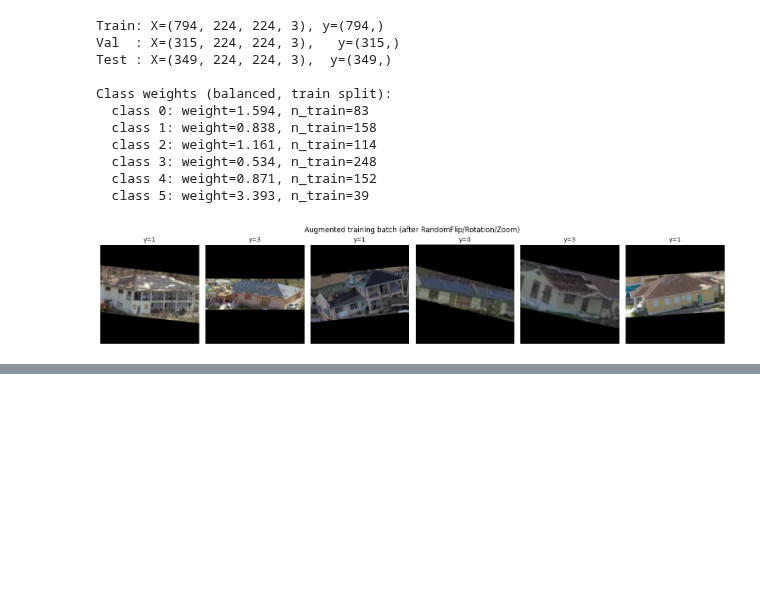
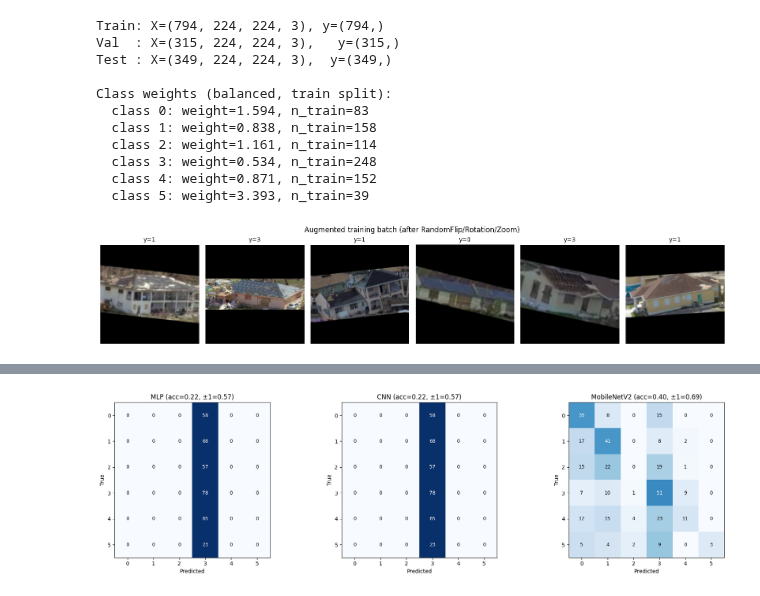
Before and after one commit to zachshotwell/AI-FinalProject-GroupSCR, a Jupyter notebook: DoriaNETProject/DoriaNET.ipynb, the cells around one changed output, grey strips where cells are left out. Cells and saved outputs as stored; diff of their text form; code cells hidden in the pictures; blank space fills up the shorter version.

Commit message:
Testing metrics

```diff
--- a/DoriaNETProject/DoriaNET.ipynb
+++ b/DoriaNETProject/DoriaNET.ipynb
@@ -639,0 +639,84 @@ Epoch 38/100
+# %%
+models = {"MLP": mlp, "CNN": cnn, "MobileNetV2": mbv2}
+results = {}
+
+for name, model in models.items():
+    y_pred_proba = model.predict(test_ds, verbose=0)
+    y_pred = np.argmax(y_pred_proba, axis=1)
+    results[name] = {
+        "y_pred": y_pred,
+        "y_pred_proba": y_pred_proba,
+        "acc":      accuracy_score(y_test, y_pred),
+        "acc_pm1":  np.mean(np.abs(y_test - y_pred) <= 1),
+        "f1_macro": f1_score(y_test, y_pred, average="macro", zero_division=0),
+    }
+
+# Headline metrics table
+print(f"{'Model':<14} {'Accuracy':>10} {'±1 acc':>10} {'F1 macro':>10}")
+print("-" * 46)
+for name, r in results.items():
+    print(f"{name:<14} {r['acc']:>10.3f} {r['acc_pm1']:>10.3f} {r['f1_macro']:>10.3f}")
+
+# Confusion matrices, side by side
+fig, axes = plt.subplots(1, 3, figsize=(18, 5))
+for ax, (name, r) in zip(axes, results.items()):
+    cm = confusion_matrix(y_test, r["y_pred"], labels=range(6))
+    cm_norm = cm / cm.sum(axis=1, keepdims=True).clip(min=1)
+    ax.imshow(cm_norm, cmap="Blues", vmin=0, vmax=1)
+    ax.set_title(f"{name} (acc={r['acc']:.2f}, ±1={r['acc_pm1']:.2f})")
+    ax.set_xlabel("Predicted"); ax.set_ylabel("True")
+    ax.set_xticks(range(6)); ax.set_yticks(range(6))
+    for i in range(6):
+        for j in range(6):
+            color = "white" if cm_norm[i, j] > 0.5 else "black"
+            ax.text(j, i, f"{cm[i,j]}", ha="center", va="center", color=color, fontsize=9)
+plt.tight_layout(); plt.show()
+
+# Accuracy stratified by annotation difficulty
+test_effort = df.loc[test_idx, "effort"].to_numpy()
+print("\nAccuracy stratified by annotation effort:")
+header = f"{'Model':<14}" + "".join(f"{lbl:>20}" for lbl in ["Easy", "Moderate", "Difficult"])
+print(header)
+print("-" * len(header))
+for name, r in results.items():
+    cells = []
+    for eff in [0, 1, 2]:
+        m = test_effort == eff
+        cell = f"{accuracy_score(y_test[m], r['y_pred'][m]):.3f} (n={m.sum()})" if m.sum() else "n/a"
+        cells.append(cell)
+    print(f"{name:<14}" + "".join(f"{c:>20}" for c in cells))
+
+# Confidence vs accuracy — for MobileNetV2 only (the from-scratch models are degenerate)
+mbv2_proba = results["MobileNetV2"]["y_pred_proba"]
+mbv2_pred  = results["MobileNetV2"]["y_pred"]
+confidence = mbv2_proba.max(axis=1)
+correct    = (mbv2_pred == y_test).astype(float)
+
+bins = np.linspace(confidence.min(), 1.0, 9)
+bin_acc, bin_n, bin_centers = [], [], []
+for lo, hi in zip(bins[:-1], bins[1:]):
+    m = (confidence >= lo) & (confidence < hi if hi < 1.0 else confidence <= hi)
+    if m.sum() > 0:
+        bin_acc.append(correct[m].mean())
+        bin_n.append(m.sum())
+        bin_centers.append(confidence[m].mean())
+
+bin_acc, bin_n, bin_centers = map(np.array, (bin_acc, bin_n, bin_centers))
+
+fig, ax = plt.subplots(figsize=(7, 5))
+ax.scatter(bin_centers, bin_acc, s=bin_n * 4, alpha=0.7, color="steelblue")
+for x, y, n in zip(bin_centers, bin_acc, bin_n):
+    ax.annotate(f"n={n}", (x, y), fontsize=8, xytext=(5, 5), textcoords="offset points")
+slope, intercept = np.polyfit(bin_centers, bin_acc, 1)
+xs = np.linspace(bin_centers.min(), bin_centers.max(), 50)
+ax.plot(xs, slope * xs + intercept, color="navy", label=f"linear fit")
+r = np.corrcoef(bin_centers, bin_acc)[0, 1]
+ax.plot([0, 1], [0, 1], "--", color="gray", alpha=0.5, label="ideal calibration")
+ax.set_xlabel("Confidence (max softmax)"); ax.set_ylabel("Accuracy in bin")
+ax.set_title(f"MobileNetV2 confidence vs. accuracy on test (R²={r**2:.3f})")
+ax.legend(); ax.grid(alpha=0.3)
+plt.tight_layout(); plt.show()
+
+print(f"\nMobileNetV2 confidence-accuracy R² = {r**2:.3f}")
+print(f"Cheng et al. report R² = 0.896 on Dataset 1 (paper §3.2).")
+# %% [output]
@@ -639,0 +728 @@ Epoch 38/100
+[figure, added]
```
Also changed, not shown: parts of 6 cells of this notebook.
